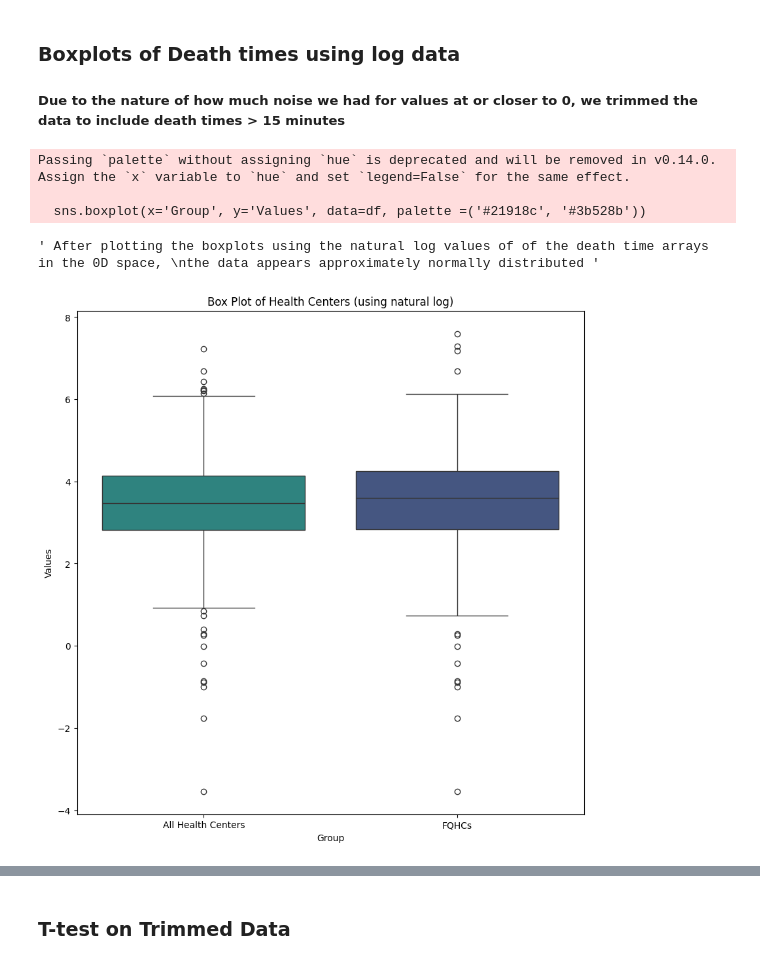
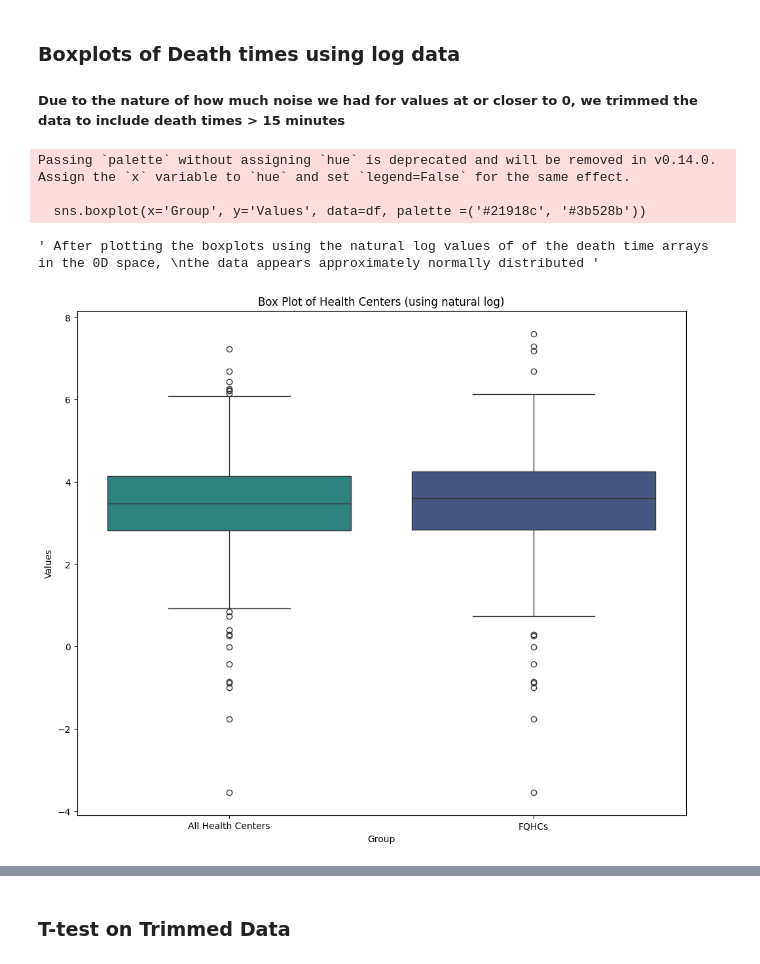
Before and after one commit to deniseg20/MSRIUP_TDA_Healthcare_Accessibility, a Jupyter notebook: persistent_homology/pd_computations/ph_computations_unweighted.ipynb, the cells around one changed output, grey strips where cells are left out. Saved outputs shown, nothing was run; the diff lists cells and outputs as text; code cells hidden in the pictures.

```diff
--- a/persistent_homology/pd_computations/ph_computations_unweighted.ipynb
+++ b/persistent_homology/pd_computations/ph_computations_unweighted.ipynb
@@ -740,24 +730,25 @@ Text(0.5, 1.0, 'Box Plot of Health Centers')
 # %%
 # plotting the log of the arrays
 death_all_log = np.log(death_all)
 death_fqhc_log = np.log(death_fqhc)
 df = pd.DataFrame({
     'Values': np.concatenate([death_all_log, death_fqhc_log]),
     'Group': ['All Health Centers'] * len(death_all) + ['FQHCs'] * len(death_fqhc)
 })
 
 # Plotting the combined boxplot
+fix, ax = plt.subplots(figsize=(12, 10))
 sns.boxplot(x='Group', y='Values', data=df, palette =('#21918c', '#3b528b'))
 plt.title("Box Plot of Health Centers (using natural log)")
 
 """ After plotting the boxplots using the natural log values of of the death time arrays in the 0D space,
 the data appears approximately normally distributed """
 # %% [output]
 Passing `palette` without assigning `hue` is deprecated and will be removed in v0.14.0. Assign the `x` variable to `hue` and set `legend=False` for the same effect.
 
   sns.boxplot(x='Group', y='Values', data=df, palette =('#21918c', '#3b528b'))
 ' After plotting the boxplots using the natural log values of of the death time arrays in the 0D space, \nthe data appears approximately normally distributed '
-[figure, old version]
+[figure, new version]
 # %%
 # Distribution Plot
 #death_all_df = pd.DataFrame(death_all)
```
Also changed, not shown: parts of 22 cells of this notebook, 2 other files.
